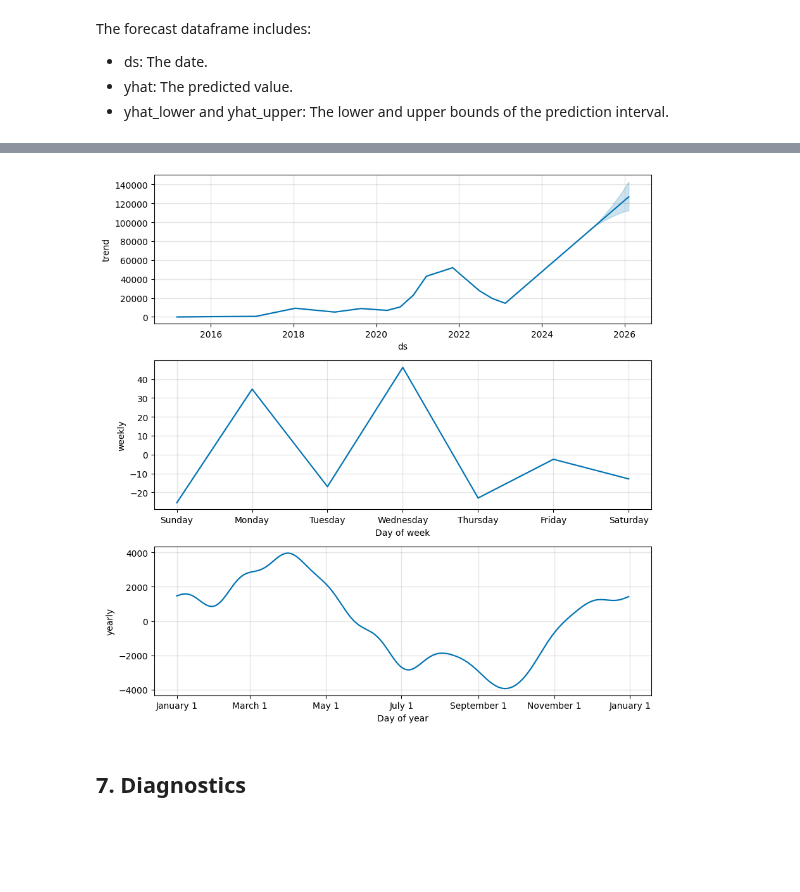
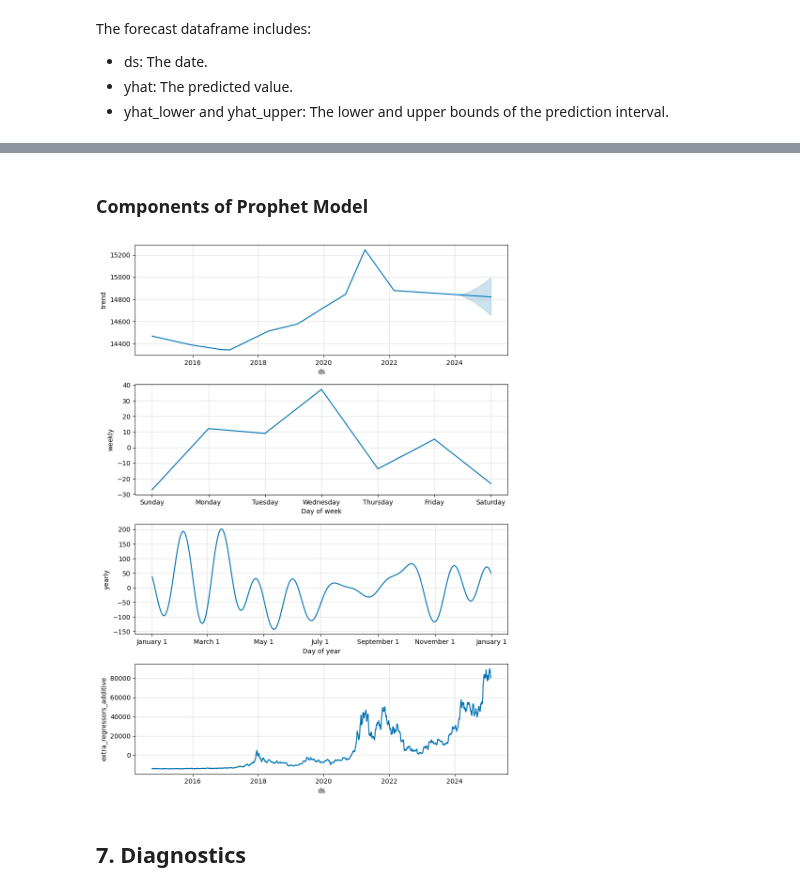
Before and after one commit to bonareri/Cryptocurrency-Price-Prediction-, a Jupyter notebook: prophet_model.ipynb, the cells around one changed output, grey strips where cells are left out. Drawn from its saved outputs; the diff is of its cells as text; code cells hidden in the pictures; blank space fills up the shorter version.

Commit message:
Prophet model

```diff
--- a/prophet_model.ipynb
+++ b/prophet_model.ipynb
@@ -123,6 +125,3 @@ df
 # %%
 # Initialize the Prophet model
 model = Prophet()
-# %%
-# Fit the model to the training data
-model.fit(df)
@@ -149,0 +128,9 @@ model.component_modes
+# %%
+# Add relevant features as regressors
+extra_features = ['Volume', 'EMA_7', 'EMA_30', 'RSI_14', 'MA_20', 'Upper_BB', 'Lower_BB']
+
+for feature in extra_features:
+    model.add_regressor(feature)
+
+# Fit model with training data
+model.fit(df_train.merge(df[extra_features], left_on='ds', right_index=True))
@@ -164 +151,9 @@ prediction = model.predict(future)
+# %%
+future = model.make_future_dataframe(periods=len(df_test), freq='D')
+
+# Merge extra features for test period
+future = future.merge(df[extra_features], left_on='ds', right_index=True, how='left')
+
+# Predict future values
+forecast = model.predict(future)
 # %%
@@ -178,0 +182,12 @@ The forecast dataframe includes:
+# %%
+# Extract actual vs predicted values
+df_test_forecast = forecast.set_index('ds').loc[df_test['ds']]['yhat']
+
+# Compute metrics
+mae = mean_absolute_error(df_test['y'], df_test_forecast)
+mse = mean_squared_error(df_test['y'], df_test_forecast)
+rmse = np.sqrt(mse)
+
+print(f"MAE: {mae}")
+print(f"MSE: {mse}")
+print(f"RMSE: {rmse}")
@@ -186,9 +229,10 @@ plt.show()
+# %% [markdown]
+### Components of Prophet Model
 # %%
-#seasonality
-fig_2 = model.plot_components(prediction)
+model.plot_components(forecast)
 plt.show()
 # %% [output]
-[figure, old version]
+[figure, new version]
 # %% [markdown]
 ## 7. Diagnostics
 # %%
```
Also changed, not shown: parts of 35 cells of this notebook.
